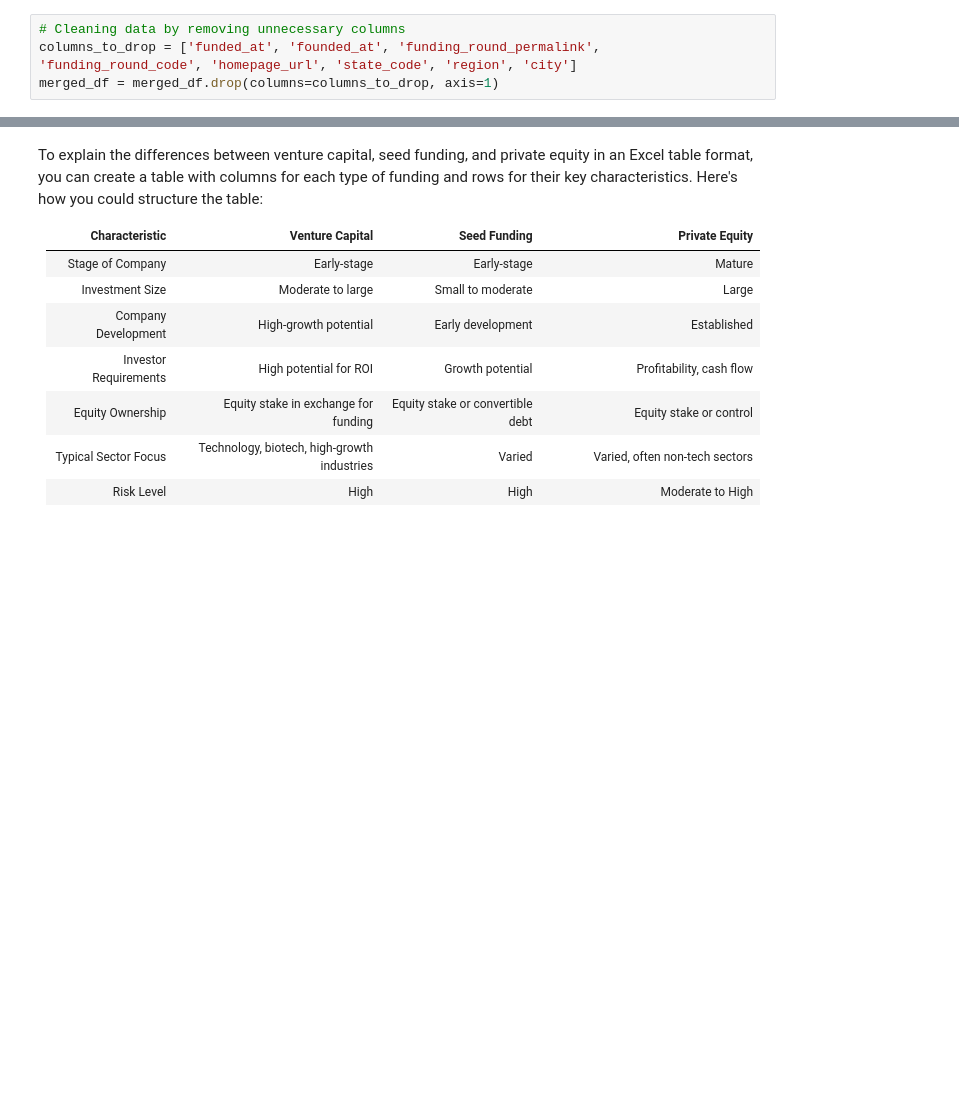
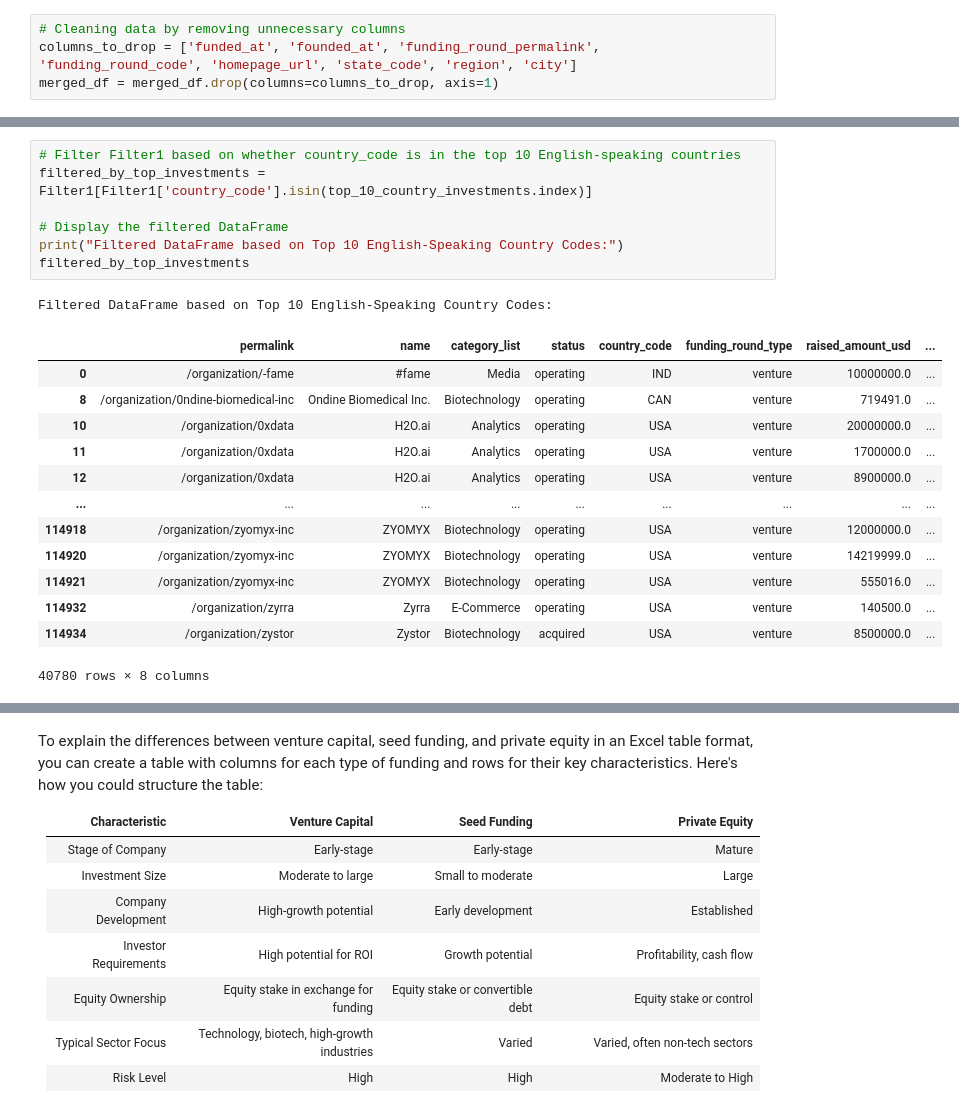
Before and after one commit to DSabarish/InvestmentAnalysis, a Jupyter notebook: Investment_Analysis.ipynb, the cells around one changed output, grey strips where cells are left out. Saved outputs shown, nothing was run; the diff lists cells and outputs as text; blank space fills up the shorter version.

```diff
--- a/Investment_Analysis.ipynb
+++ b/Investment_Analysis.ipynb
@@ -233,0 +484,22 @@ plt.show()
+# %%
+# Filter Filter1 based on whether country_code is in the top 10 English-speaking countries
+filtered_by_top_investments = Filter1[Filter1['country_code'].isin(top_10_country_investments.index)]
+
+# Display the filtered DataFrame
+print("Filtered DataFrame based on Top 10 English-Speaking Country Codes:")
+filtered_by_top_investments
+# %% [output]
+Filtered DataFrame based on Top 10 English-Speaking Country Codes:
+|  | permalink | name | category_list | status | country_code | funding_round_type | raised_amount_usd | ... |
+| 0 | /organization/-fame | #fame | Media | operating | IND | venture | 10000000.0 | ... |
+| 8 | /organization/0ndine-biomedical-inc | Ondine Biomedical Inc. | Biotechnology | operating | CAN | venture | 719491.0 | ... |
+| 10 | /organization/0xdata | H2O.ai | Analytics | operating | USA | venture | 20000000.0 | ... |
+| 11 | /organization/0xdata | H2O.ai | Analytics | operating | USA | venture | 1700000.0 | ... |
+| 12 | /organization/0xdata | H2O.ai | Analytics | operating | USA | venture | 8900000.0 | ... |
+| ... | ... | ... | ... | ... | ... | ... | ... | ... |
+| 114918 | /organization/zyomyx-inc | ZYOMYX | Biotechnology | operating | USA | venture | 12000000.0 | ... |
+| 114920 | /organization/zyomyx-inc | ZYOMYX | Biotechnology | operating | USA | venture | 14219999.0 | ... |
+| 114921 | /organization/zyomyx-inc | ZYOMYX | Biotechnology | operating | USA | venture | 555016.0 | ... |
+| 114932 | /organization/zyrra | Zyrra | E-Commerce | operating | USA | venture | 140500.0 | ... |
+| 114934 | /organization/zystor | Zystor | Biotechnology | acquired | USA | venture | 8500000.0 | ... |
+40780 rows × 8 columns
```
Also changed, not shown: parts of 28 cells of this notebook.
